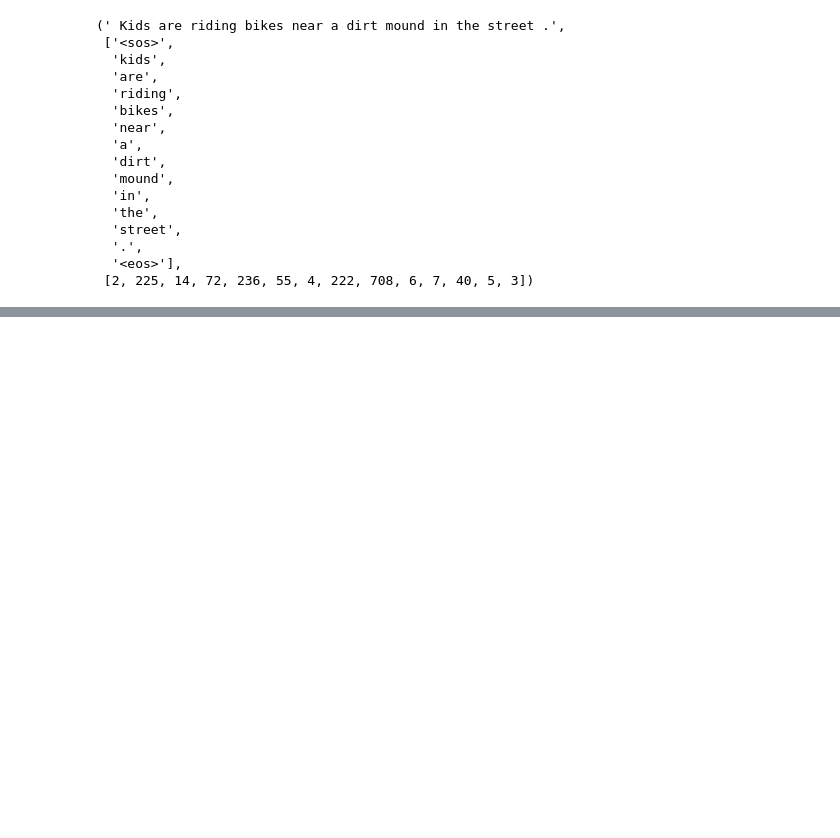
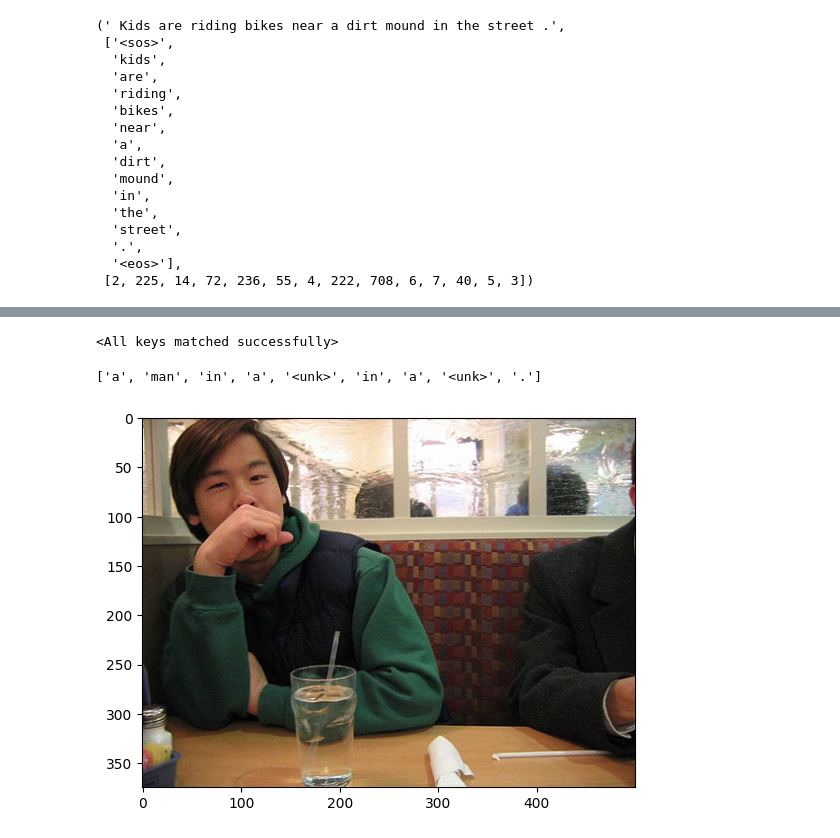
Before and after one commit to nhanth301/image_captioning, a Jupyter notebook: image_captioning.ipynb, the cells around one changed output, grey strips where cells are left out. Drawn from its saved outputs; the diff is of its cells as text; code cells hidden in the pictures; blank space fills up the shorter version.

Commit message:
Kaggle Notebook | image_captioning | Version 3

```diff
--- a/image_captioning.ipynb
+++ b/image_captioning.ipynb
@@ -235,11 +340,11 @@ class Encoder(torch.nn.Module):
         return self.model(x)
 # %%
 class Decoder(torch.nn.Module):
-    def __init__(self, hidden_dim, embedding_dim, vocab_size, padding_idx):
+    def __init__(self, hidden_dim, embedding_dim, vocab_size, padding_idx, embeddings):
         super().__init__()
         self.hidden_dim = hidden_dim
         self.vocab_size = vocab_size
-        self.embedding = torch.nn.Embedding(vocab_size,embedding_dim,padding_idx=padding_idx)
+        self.embedding = torch.nn.Embedding.from_pretrained(embeddings)
         self.rnn = torch.nn.RNN(embedding_dim, hidden_dim, batch_first=True)
         self.fc = torch.nn.Linear(hidden_dim,vocab_size)
 
@@ -274,10 +379,14 @@ class Img2Seq(torch.nn.Module):
         return outputs
 # %%
 vocab_size = len(vocab)
-hidden_dim = 256
-embedding_dim = 128
+hidden_dim = 512
+embedding_dim = 300
 device = torch.device("cuda" if torch.cuda.is_available() else "cpu")
 
-encoder = Encoder(hidden_dim)
-decoder = Decoder(hidden_dim,embedding_dim,vocab_size,pad_index)
+resnet = ResNet(
+    residual_block=ResidualBlock,
+    n_blocks_lst=[2,2,2,2],
+)
+encoder = Encoder(resnet,hidden_dim)
+decoder = Decoder(hidden_dim,embedding_dim,vocab_size,pad_index,embeddings)
 img2seq = Img2Seq(encoder,decoder,device).to(device)
@@ -396 +500,27 @@ for epoch in tqdm.tqdm(range(n_epochs)):
 ... (38 outputs left out)
+# %%
+def predict(path, model, transform, vocab, sos_token, eos_token, max_seq_length, device):
+    img = transform(Image.open(path)).unsqueeze(0).to(device)
+    model.eval()
+    with torch.no_grad():
+        hidden = model.encoder(img).unsqueeze(0)
+        pred_token = []
+        inputs = torch.from_numpy(np.array(vocab.lookup_indices([sos_token]),dtype=int)).to(device)
+        for _ in range(max_seq_length):
+            output, hidden = model.decoder(inputs,hidden)
+            inputs = output.argmax(-1)
+            if inputs.item() == vocab[eos_token]:
+                break
+            pred_token.append(inputs.item())
+    pred = vocab.lookup_tokens(pred_token)
+    return pred
+# %%
+img2seq.load_state_dict(torch.load('/kaggle/working/model.pt'))
+# %% [output]
+<All keys matched successfully>
+# %%
+plt.imshow(Image.open(f'/kaggle/input/flickr-image-dataset/flickr30k_images/flickr30k_images/{test.iloc[5,0]}'))
+print(predict(f'/kaggle/input/flickr-image-dataset/flickr30k_images/flickr30k_images/{test.iloc[5,0]}',img2seq,transform,vocab,sos_token,eos_token,25,device))
+# %% [output]
+['a', 'man', 'in', 'a', '<unk>', 'in', 'a', '<unk>', '.']
+[figure, added]
```
Also changed, not shown: parts of 19 cells of this notebook.
